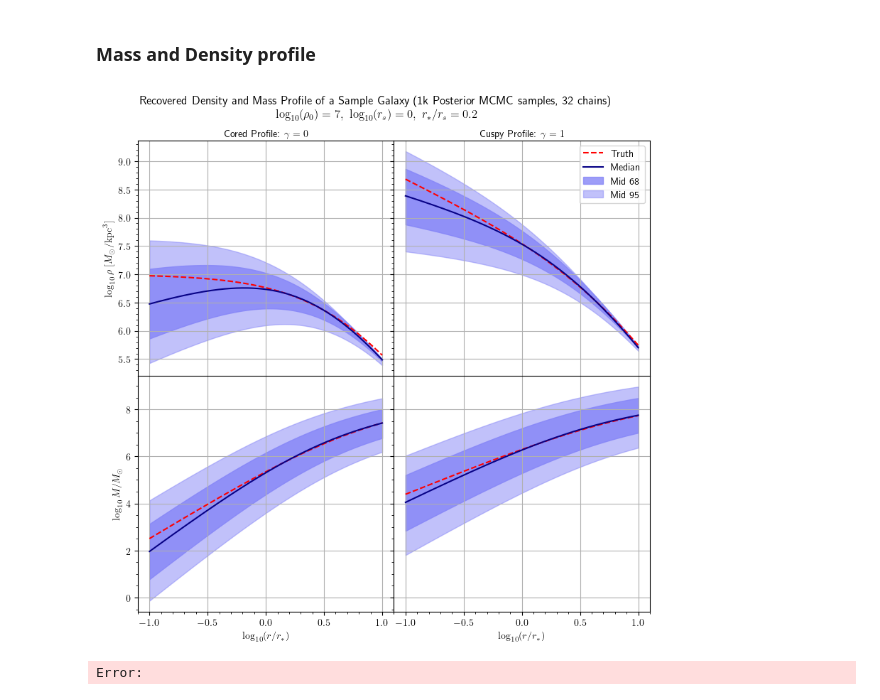
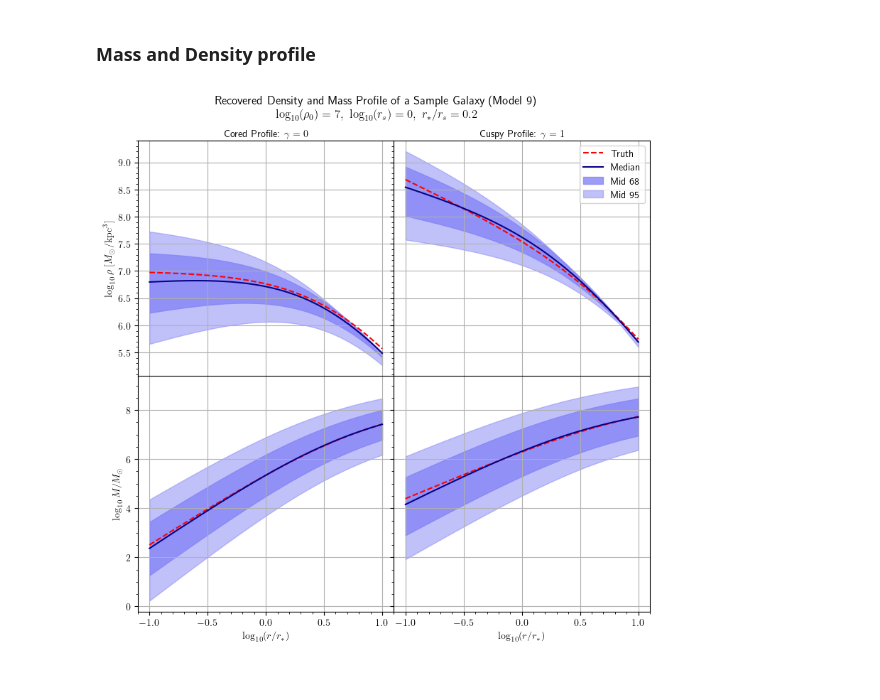
Before and after one commit to Anodymous1/suds, a Jupyter notebook: model_training.ipynb, the cells around one changed output. Drawn from its saved outputs; the diff is of its cells as text; code cells hidden in the pictures.

Commit message:
model 9/ 3 s1000 mass density profile

```diff
--- a/model_training.ipynb
+++ b/model_training.ipynb
@@ -1025,8 +1033,8 @@ r_star_div_r_s = 0.2
 r_star = r_star_div_r_s * 10 ** log_r_s
 # theta = torch.tensor(np.array([[log_p_0, log_r_s, gamma, r_star_div_r_s]]))
 # %%
-cored_params = np.array(pd.read_csv("./mcmc/mass_density_profile_1k_32(0).csv", header=None))
-cusp_params = np.array(pd.read_csv("./mcmc/mass_density_profile_1k_32(1).csv", header=None))
+cored_params = np.array(pd.read_csv("./model 9/mass_density_samples_core_model_9.csv", header=None))
+cusp_params = np.array(pd.read_csv("./model 9/mass_density_samples_cusp_model_9.csv", header=None))
 # %%
 def density(r: np.ndarray,
             log_p_0: float,
@@ -1182,33 +1190,32 @@ axs[0][1].grid(True)
 # y
 # Truth
 r =  r_div_r_star * r_star
 y = mass(r, log_p_0, log_r_s, gamma)
 axs[1][1].plot(np.log10(x), np.log10(y), color="red", linestyle = "--", label="Truth")
 
 # Median
 y = prep_y_mass(r_div_r_star, 2)
 axs[1][1].plot(np.log10(x), np.log10(y), color=(8/255, 2/255, 134/255), label="Median")
 
 #16-84
 y_16 = prep_y_mass(r_div_r_star, 1)
 y_84 = prep_y_mass(r_div_r_star, 3)
 axs[1][1].fill_between(np.log10(x), np.log10(y_16), np.log10(y_84), color=(133/255, 133/255, 247/255, 0.8), label="Mid 68\%")
 
 #16-84
 y_2_5 = prep_y_mass(r_div_r_star, 0)
 y_97_5 = prep_y_mass(r_div_r_star, 4)
 axs[1][1].fill_between(np.log10(x), np.log10(y_2_5), np.log10(y_97_5), color=(133/255, 133/255, 247/255, 0.5), label="Mid 95\%")
 
 # Aesthetics
 axs[1][1].set_xlabel(r"$\log _{10} (r/r_*)$")
 axs[1][1].minorticks_on()
 axs[1][1].grid(True)
 
 
-fig.suptitle("Recovered Density and Mass Profile of a Sample Galaxy (1k Posterior MCMC samples, 32 chains) \n$\log_{10}(\\rho _0)=7,\ \log_{10}(r_s) = 0,\ r_* / r_s = 0.2$")
+fig.suptitle("Recovered Density and Mass Profile of a Sample Galaxy (Model 9) \n$\log_{10}(\\rho _0)=7,\ \log_{10}(r_s) = 0,\ r_* / r_s = 0.2$")
 
 fig.tight_layout()
 plt.show()
 # %% [output]
-[figure, old version]
+[figure, new version]
-Error:
```
Also changed, not shown: parts of 4 cells of this notebook, 20 other files.
